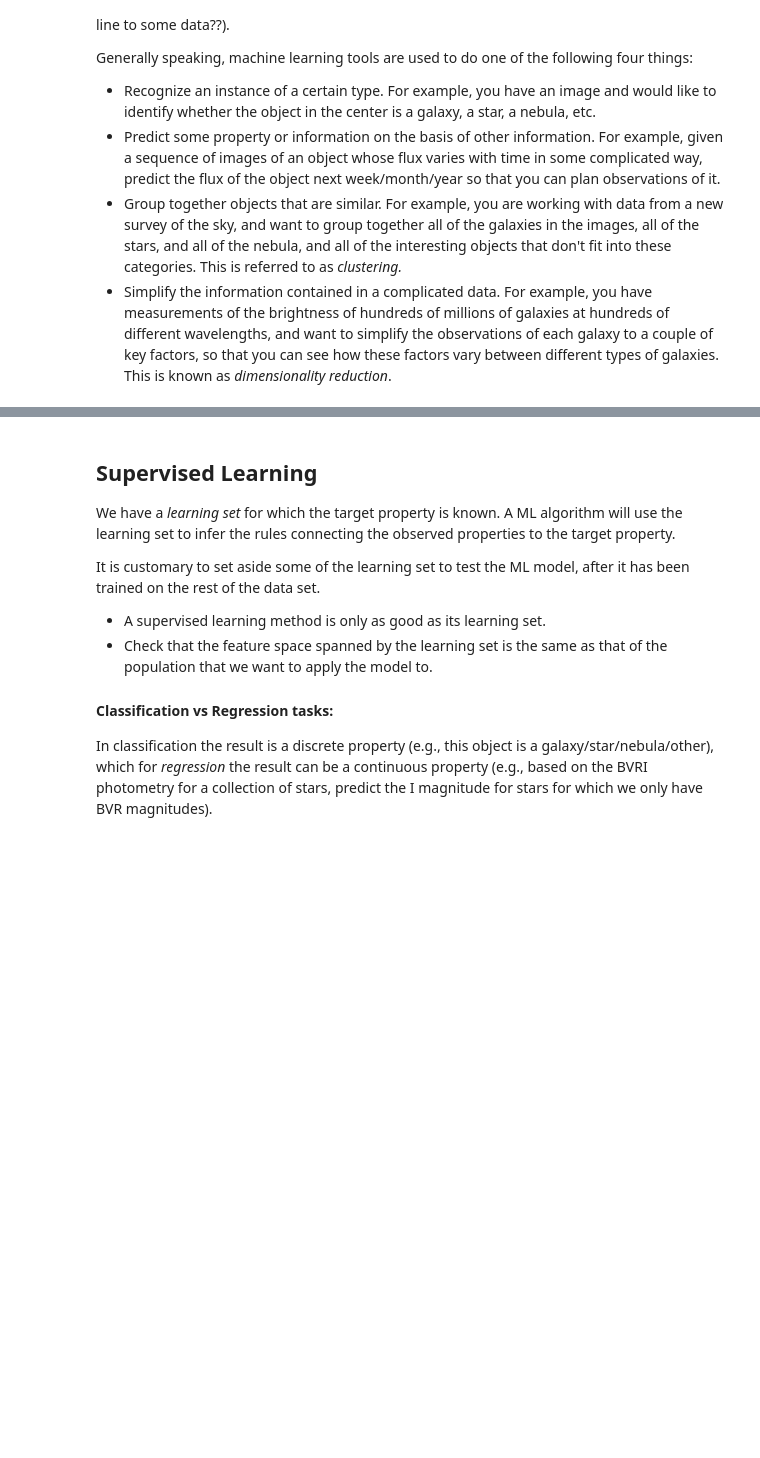
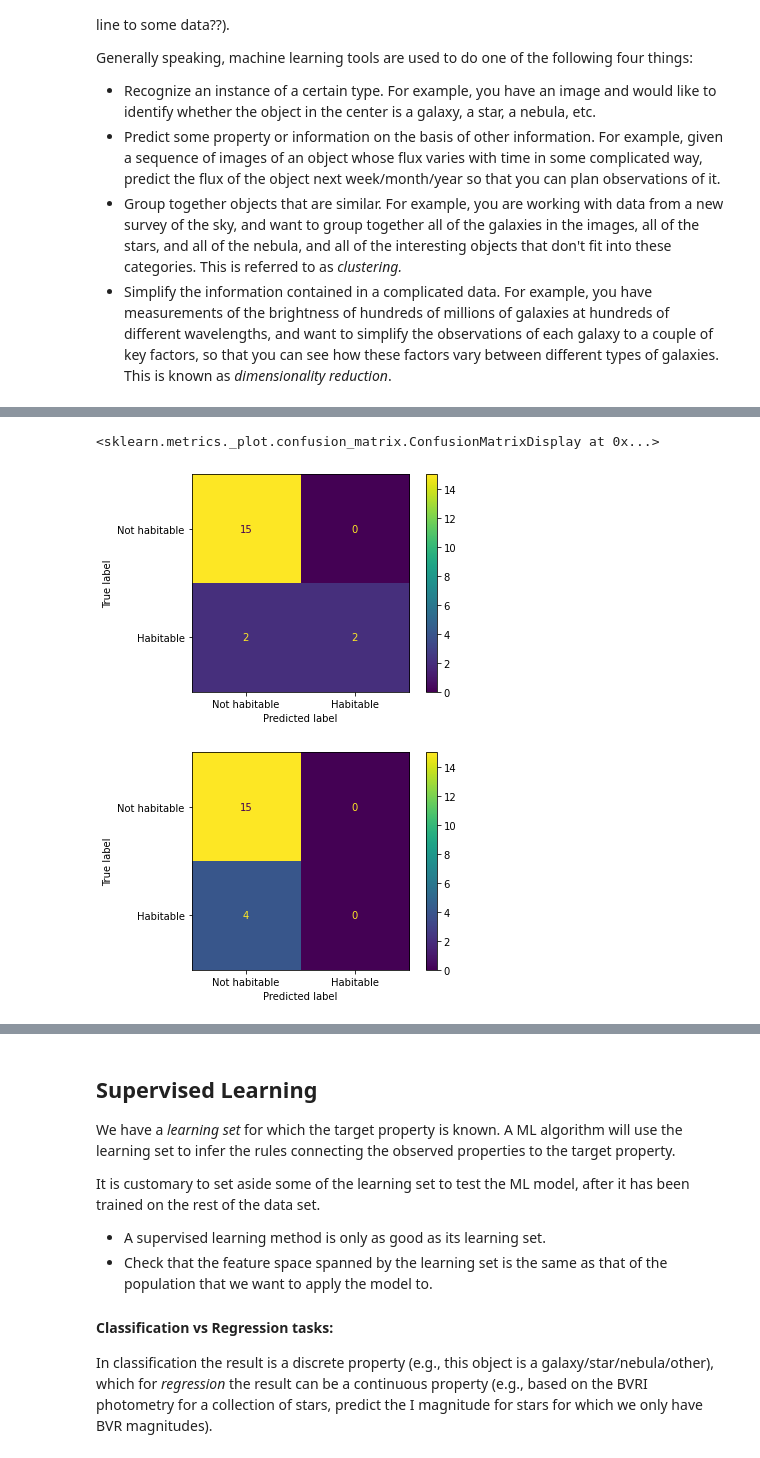
Before and after one commit to kevin-flaherty/Astro211, a Jupyter notebook: Lab8_MachineLearning/MachineLearning.ipynb, the cells around one changed output, grey strips where cells are left out. Drawn from its saved outputs; the diff is of its cells as text; code cells hidden in the pictures; blank space fills up the shorter version.

```diff
--- a/Lab8_MachineLearning/MachineLearning.ipynb
+++ b/Lab8_MachineLearning/MachineLearning.ipynb
@@ -32,0 +49,3 @@ Generally speaking, machine learning tools are used to do one of the following f
+# %%
+LearningSet_all = pd.read_csv('hwc_table_all.csv')
+LearningSet_all
@@ -32,0 +99,10 @@ Generally speaking, machine learning tools are used to do one of the following f
+# %%
+TrainSet_all = LearningSet_all.iloc[:30,:]
+TestSet_all = LearningSet_all.iloc[30:,:]
+
+Xtrain_all = TrainSet_all.drop(['Name','ESI','Type','Detection Method'],axis=1)
+Xtest_all = TestSet_all.drop(['Name','ESI','Type','Detection Method'],axis=1)
+ytrain_all = TrainSet_all.ESI>0.85
+ytest_all = TestSet_all.ESI>0.85
+X_all = LearningSet_all.drop(['Name','ESI','Type','Detection Method'],axis=1)
+y_all = LearningSet_all.ESI>0.85
@@ -32,0 +127,5 @@ Generally speaking, machine learning tools are used to do one of the following f
+# %%
+model = DecisionTreeClassifier()
+model.fit(Xtrain_all,ytrain_all)
+
+ypred = model.predict(Xtest_all)
@@ -32,0 +136,3 @@ Generally speaking, machine learning tools are used to do one of the following f
+# %%
+ypred_dummy = np.zeros(len(ytest_all),dtype=bool)
+print('Accuracy Score: ',accuracy_score(ytest_all,ypred_dummy))
@@ -32,0 +170,12 @@ Generally speaking, machine learning tools are used to do one of the following f
+# %%
+cm = confusion_matrix(ytest_all,ypred)
+disp = ConfusionMatrixDisplay(confusion_matrix=cm, display_labels=['Not habitable','Habitable'])
+disp.plot()
+
+cm = confusion_matrix(ytest_all,ypred_dummy)
+disp = ConfusionMatrixDisplay(confusion_matrix=cm, display_labels=['Not habitable','Habitable'])
+disp.plot()
+# %% [output]
+<sklearn.metrics._plot.confusion_matrix.ConfusionMatrixDisplay at 0x...>
+[figure, added]
+[figure, added]
```
Also changed, not shown: parts of 20 cells of this notebook.
